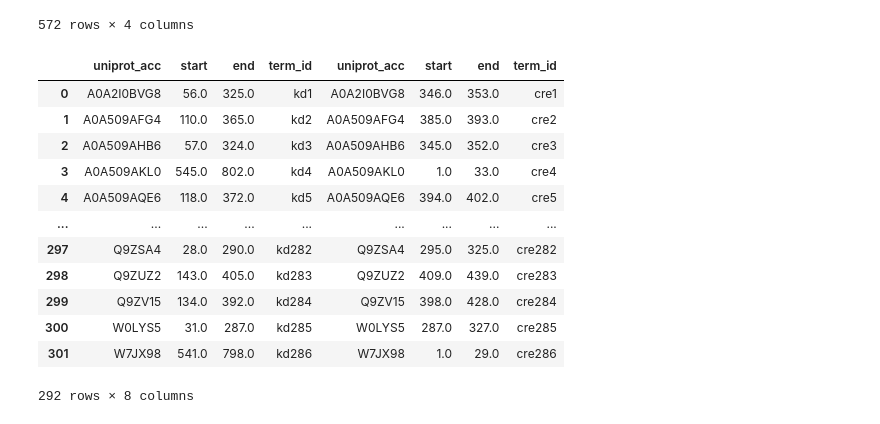
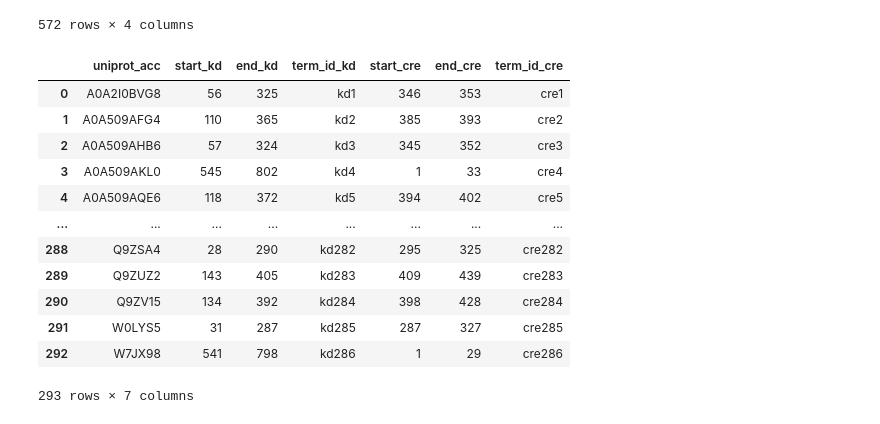
Before and after one commit to alvaro-2/cis-reg, a Jupyter notebook: scripts/orthologs.ipynb, the cells around one changed output. Saved outputs shown, nothing was run; the diff lists cells and outputs as text; code cells hidden in the pictures.

```diff
--- a/scripts/orthologs.ipynb
+++ b/scripts/orthologs.ipynb
@@ -531,21 +591,20 @@ regions.sort_values("Uniprot_acc")
 | 285 | W7JX98 | 541 | 798 | kd286 |
 | 571 | W7JX98 | 1 | 29 | cre286 |
 572 rows × 4 columns
-# %%
-pd.concat([kd, cre], axis=1)
-# %% [output]
-|  | uniprot_acc | start | end | term_id | uniprot_acc | start | end | term_id |
-| 0 | A0A2I0BVG8 | 56.0 | 325.0 | kd1 | A0A2I0BVG8 | 346.0 | 353.0 | cre1 |
-| 1 | A0A509AFG4 | 110.0 | 365.0 | kd2 | A0A509AFG4 | 385.0 | 393.0 | cre2 |
-| 2 | A0A509AHB6 | 57.0 | 324.0 | kd3 | A0A509AHB6 | 345.0 | 352.0 | cre3 |
-| 3 | A0A509AKL0 | 545.0 | 802.0 | kd4 | A0A509AKL0 | 1.0 | 33.0 | cre4 |
-| 4 | A0A509AQE6 | 118.0 | 372.0 | kd5 | A0A509AQE6 | 394.0 | 402.0 | cre5 |
-| ... | ... | ... | ... | ... | ... | ... | ... | ... |
-| 297 | Q9ZSA4 | 28.0 | 290.0 | kd282 | Q9ZSA4 | 295.0 | 325.0 | cre282 |
-| 298 | Q9ZUZ2 | 143.0 | 405.0 | kd283 | Q9ZUZ2 | 409.0 | 439.0 | cre283 |
-| 299 | Q9ZV15 | 134.0 | 392.0 | kd284 | Q9ZV15 | 398.0 | 428.0 | cre284 |
-| 300 | W0LYS5 | 31.0 | 287.0 | kd285 | W0LYS5 | 287.0 | 327.0 | cre285 |
-| 301 | W7JX98 | 541.0 | 798.0 | kd286 | W7JX98 | 1.0 | 29.0 | cre286 |
-292 rows × 8 columns
 # %%
 regions_h = kd.merge(cre, on= 'uniprot_acc', suffixes= ["_kd", "_cre"])
+regions_h
+# %% [output]
+|  | uniprot_acc | start_kd | end_kd | term_id_kd | start_cre | end_cre | term_id_cre |
+| 0 | A0A2I0BVG8 | 56 | 325 | kd1 | 346 | 353 | cre1 |
+| 1 | A0A509AFG4 | 110 | 365 | kd2 | 385 | 393 | cre2 |
+| 2 | A0A509AHB6 | 57 | 324 | kd3 | 345 | 352 | cre3 |
+| 3 | A0A509AKL0 | 545 | 802 | kd4 | 1 | 33 | cre4 |
+| 4 | A0A509AQE6 | 118 | 372 | kd5 | 394 | 402 | cre5 |
+| ... | ... | ... | ... | ... | ... | ... | ... |
+| 288 | Q9ZSA4 | 28 | 290 | kd282 | 295 | 325 | cre282 |
+| 289 | Q9ZUZ2 | 143 | 405 | kd283 | 409 | 439 | cre283 |
+| 290 | Q9ZV15 | 134 | 392 | kd284 | 398 | 428 | cre284 |
+| 291 | W0LYS5 | 31 | 287 | kd285 | 287 | 327 | cre285 |
+| 292 | W7JX98 | 541 | 798 | kd286 | 1 | 29 | cre286 |
+293 rows × 7 columns
```
Also changed, not shown: parts of 23 cells of this notebook.
